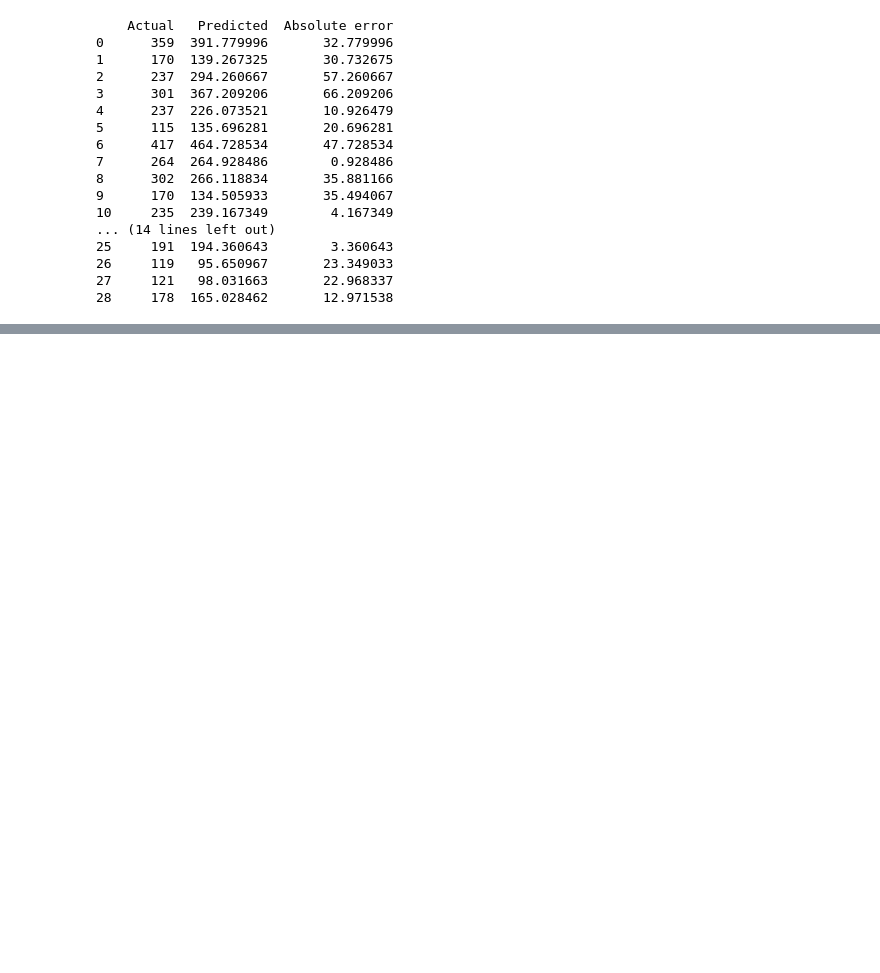
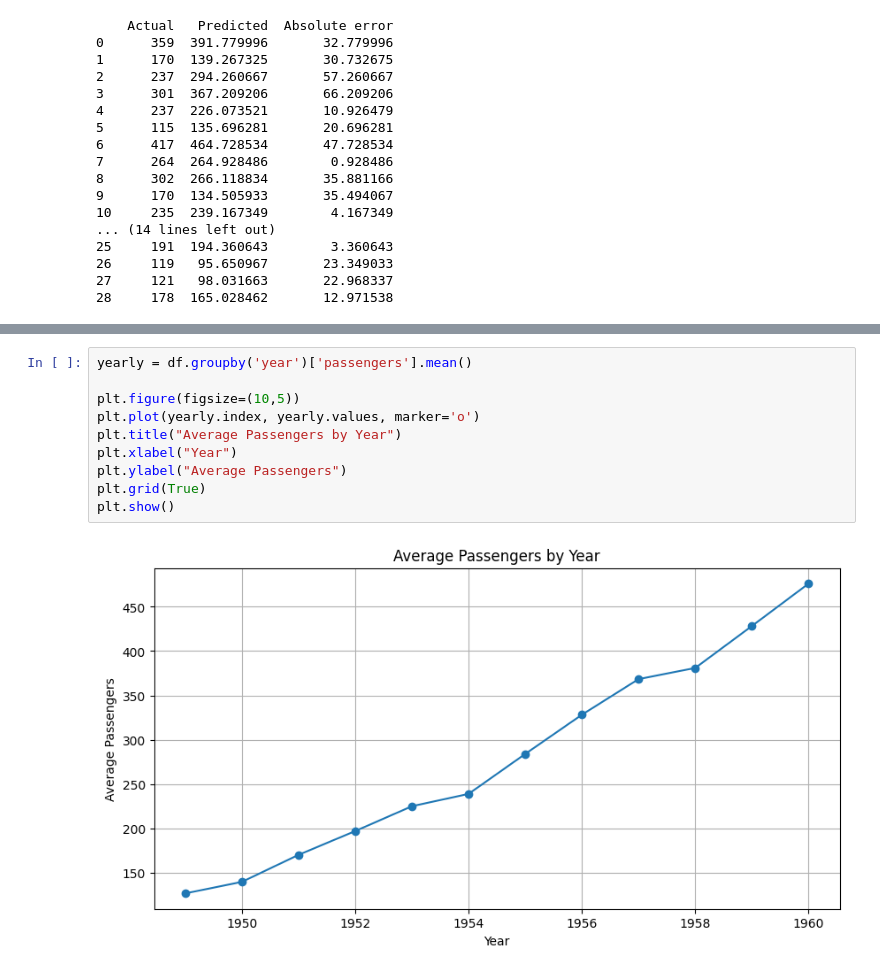
Before and after one commit to amritanshu1968-wq/data-implementation, a Jupyter notebook: Implement flight data.ipynb, the cells around one changed output, grey strips where cells are left out. Cells and saved outputs as stored; diff of their text form; blank space fills up the shorter version.

```diff
--- a/Implement flight data.ipynb
+++ b/Implement flight data.ipynb
@@ -191,0 +203,12 @@ plt.show()
+# %%
+yearly = df.groupby('year')['passengers'].mean()
+
+plt.figure(figsize=(10,5))
+plt.plot(yearly.index, yearly.values, marker='o')
+plt.title("Average Passengers by Year")
+plt.xlabel("Year")
+plt.ylabel("Average Passengers")
+plt.grid(True)
+plt.show()
+# %% [output]
+[figure, added]
```
Also changed, not shown: parts of 2 cells of this notebook.
